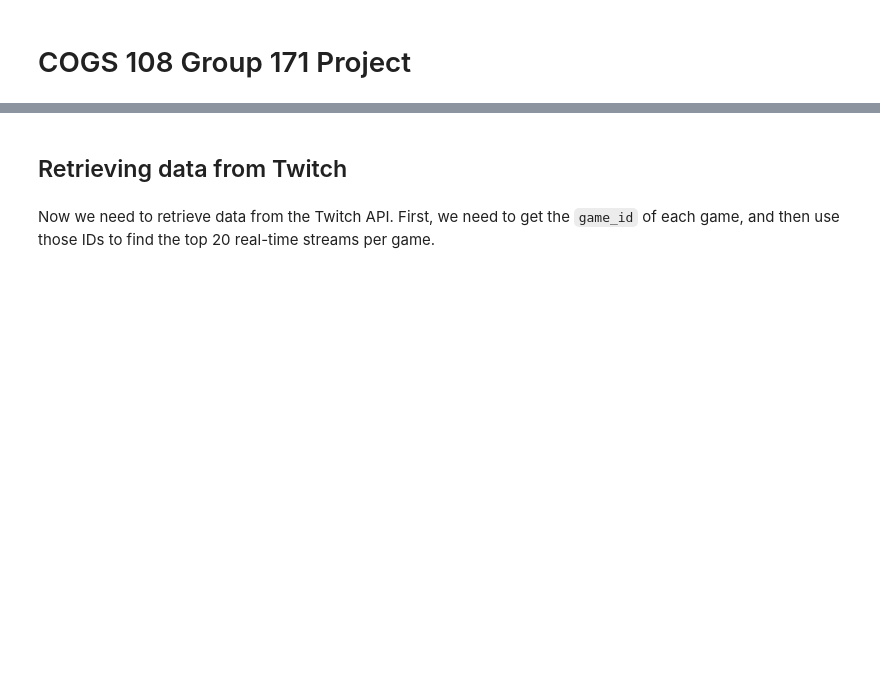
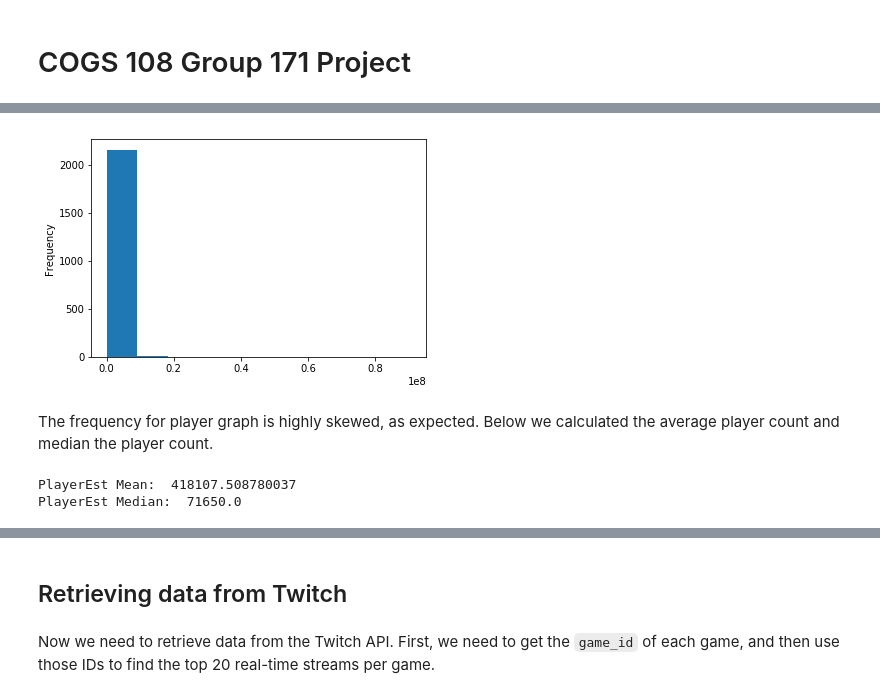
Before and after one commit to R3adOnlyJoe/COGS108-project, a Jupyter notebook: FinalProject_group171.ipynb, the cells around one changed output, grey strips where cells are left out. Saved outputs shown, nothing was run; the diff lists cells and outputs as text; code cells hidden in the pictures; blank space fills up the shorter version.

```diff
--- a/FinalProject_group171.ipynb
+++ b/FinalProject_group171.ipynb
@@ -41,0 +94,14 @@ Here we can see that we have 2,194 game titles in our dataset with valid Metacri
+# %%
+plt.figure()
+steam_df.PlayerEst.plot.hist()
+f1 = plt.gcf()
+# %% [output]
+[figure, added]
+# %% [markdown]
+The frequency for player graph is highly skewed, as expected. Below we calculated the average player count and median the player count.
+# %%
+print('PlayerEst Mean: ' , steam_df.PlayerEst.values.mean())
+print('PlayerEst Median: ' , np.median(steam_df.PlayerEst.values))
+# %% [output]
+PlayerEst Mean:  418107.508780037
+PlayerEst Median:  71650.0
```
Also changed, not shown: parts of 42 cells of this notebook.
